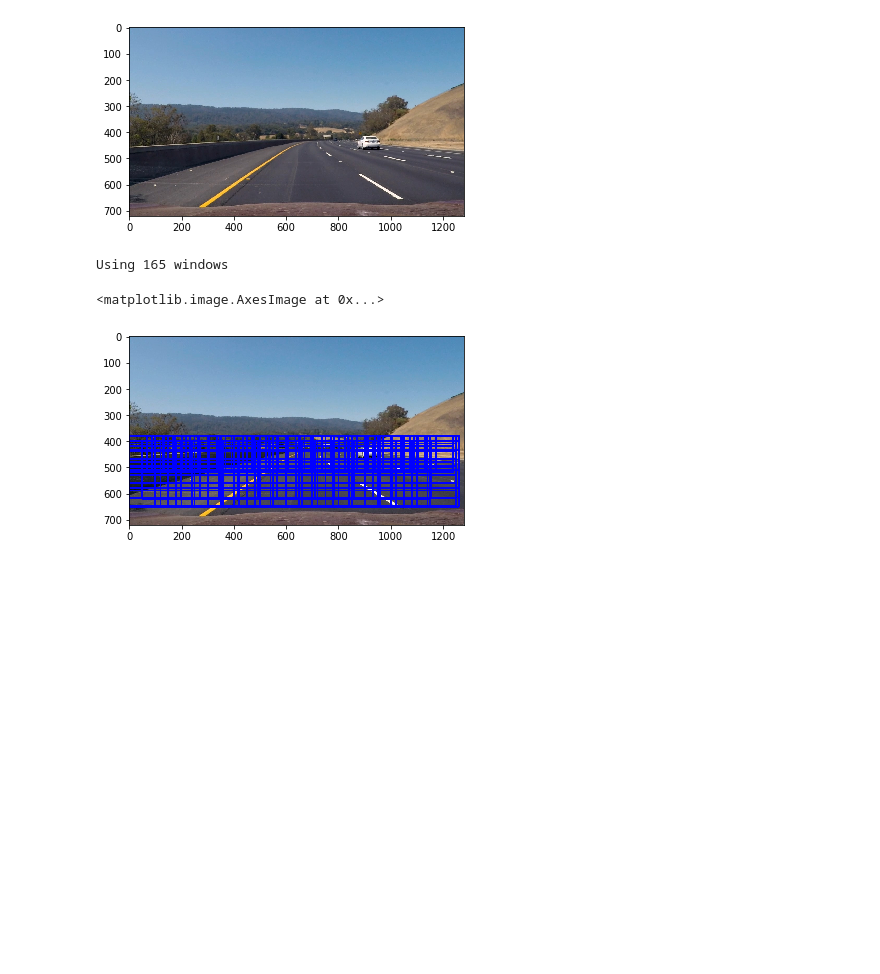
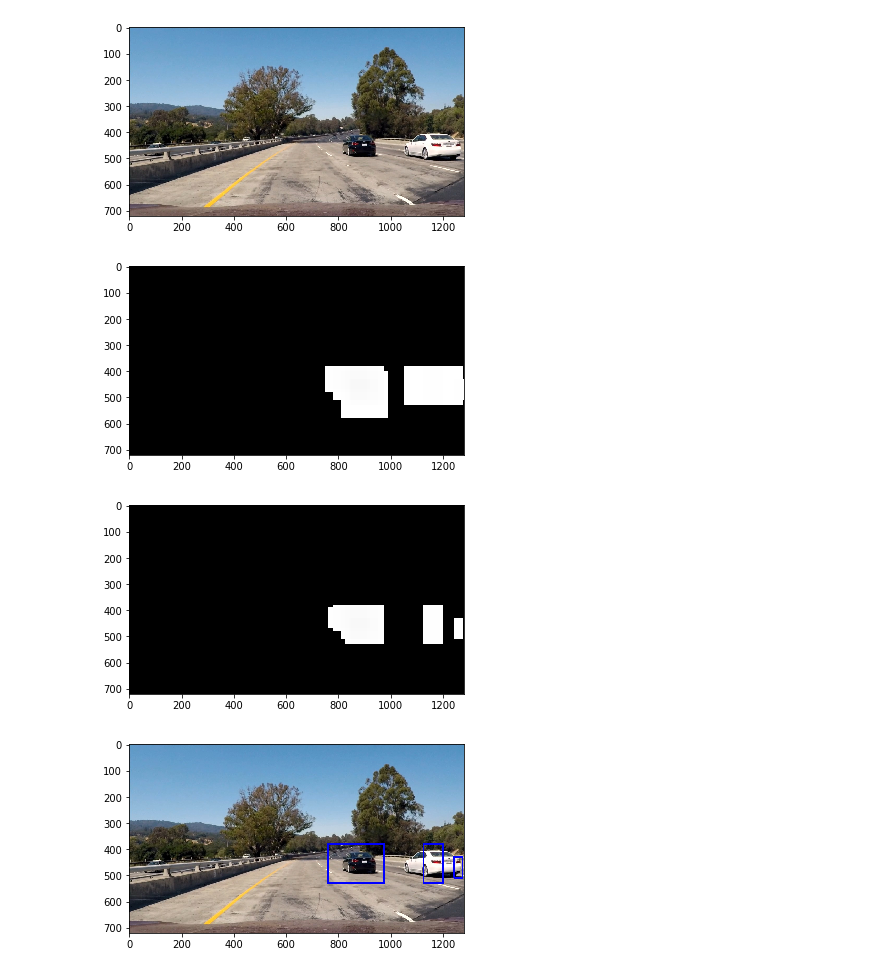
Before and after one commit to ravelantunes/CarND-Vehicle-Detection, a Jupyter notebook: Main.ipynb, the cells around one changed output. Cells and saved outputs as stored; diff of their text form; code cells hidden in the pictures; blank space fills up the shorter version.

```diff
--- a/Main.ipynb
+++ b/Main.ipynb
@@ -263,30 +286,51 @@ def slide_window(img, x_start_stop=[None, None], y_start_stop=[None, None],
 # and the list of windows to be searched (output of slide_windows())
 def search_windows(img, windows, clf, scaler, color_space='RGB',
                     spatial_size=(32, 32), hist_bins=32,
                     hist_range=(0, 256), orient=9,
                     pix_per_cell=8, cell_per_block=2,
                     hog_channel=0, spatial_feat=True,
                     hist_feat=True, hog_feat=True):
+
+       # Define blocks and steps as above
+    nxblocks = (img.shape[1] // pix_per_cell)+1  #-1
+    nyblocks = (img.shape[0] // pix_per_cell)+1  #-1
+    nfeat_per_block = orient*cell_per_block**2
+    # 64 was the orginal sampling rate, with 8 cells and 8 pix per cell
+    window = pix_per_cell*cell_per_block
+    nblocks_per_window = (window // pix_per_cell)-1
+    cells_per_step = 2  # Instead of overlap, define how many cells to step
+    nxsteps = (nxblocks - nblocks_per_window) // cells_per_step
+    nysteps = (nyblocks - nblocks_per_window) // cells_per_step
+
+#     hog_features, vis = get_hog_features(img[:,:,hog_channel], orient, pix_per_cell, cell_per_block, vis=True, feature_vec=False)
 
     #1) Create an empty list to receive positive detection windows
     on_windows = []
     #2) Iterate over all windows in the list
     for window in windows:
         #3) Extract the test window from original image
         test_img = cv2.resize(img[window[0][1]:window[1][1], window[0][0]:window[1][0]], (64, 64))
         #4) Extract features for that window using single_img_features()
         features = single_img_features(test_img, color_space=color_space,
                             spatial_size=spatial_size, hist_bins=hist_bins,
                             orient=orient, pix_per_cell=pix_per_cell,
                             cell_per_block=cell_per_block,
                             hog_channel=hog_channel, spatial_feat=spatial_feat,
                             hist_feat=hist_feat, hog_feat=hog_feat)
         #5) Scale extracted features to be fed to classifier
         test_features = scaler.transform(np.array(features).reshape(1, -1))
         #6) Predict using your classifier
         prediction = clf.predict(test_features)
         #7) If positive (prediction == 1) then save the window
         if prediction == 1:
             on_windows.append(window)
     #8) Return windows for positive detections
     return on_windows
+
+img = mpimg.imread('test_images/test1.jpg')
+t = process_video(img, please_print=True)
+# %% [output]
+[figure, added]
+[figure, added]
+[figure, added]
+[figure, added]
@@ -349,29 +337,3 @@ for image in car_images:
-# %%
-img = mpimg.imread('./test_images/test3.jpg')
-print_image(img)
-
-windows = []
-windows.extend(slide_window(img, x_start_stop=[50, 1230], y_start_stop=[400, 660],
-                    xy_window=(220, 220), xy_overlap=(0.33, 0.8)))
-windows.extend(slide_window(img, x_start_stop=[0, 1330], y_start_stop=[400, 600],
-                    xy_window=(220, 220), xy_overlap=(0.33, 0.8)))
-windows.extend(slide_window(img, x_start_stop=[0, 1330], y_start_stop=[400, 660],
-                    xy_window=(180, 180), xy_overlap=(0.33, 0.8)))
-windows.extend(slide_window(img, x_start_stop=[0, 1280], y_start_stop=[380, 660],
-                    xy_window=(150, 150), xy_overlap=(0.33, 0.8)))
-windows.extend(slide_window(img, x_start_stop=[0, 1280], y_start_stop=[380, 530],
-                    xy_window=(130, 130), xy_overlap=(0.33, 0.8)))
-windows.extend(slide_window(img, x_start_stop=[0, 1280], y_start_stop=[380, 530],
-                    xy_window=(100, 100), xy_overlap=(0.33, 0.8)))
-
-print("Using {} windows".format(len(windows)))
-window_img = draw_boxes(img, windows, color=(0, 0, 255), thick=6)
-plt.imshow(window_img)
-# %% [output]
-[figure, removed]
-Using 165 windows
-<matplotlib.image.AxesImage at 0x...>
-[figure, removed]
 # %%
 color_space = 'HSV' # Can be RGB, HSV, LUV, HLS, YUV, YCrCb
 orient = 9  # HOG orientations
```
Also changed, not shown: parts of 19 cells of this notebook.
